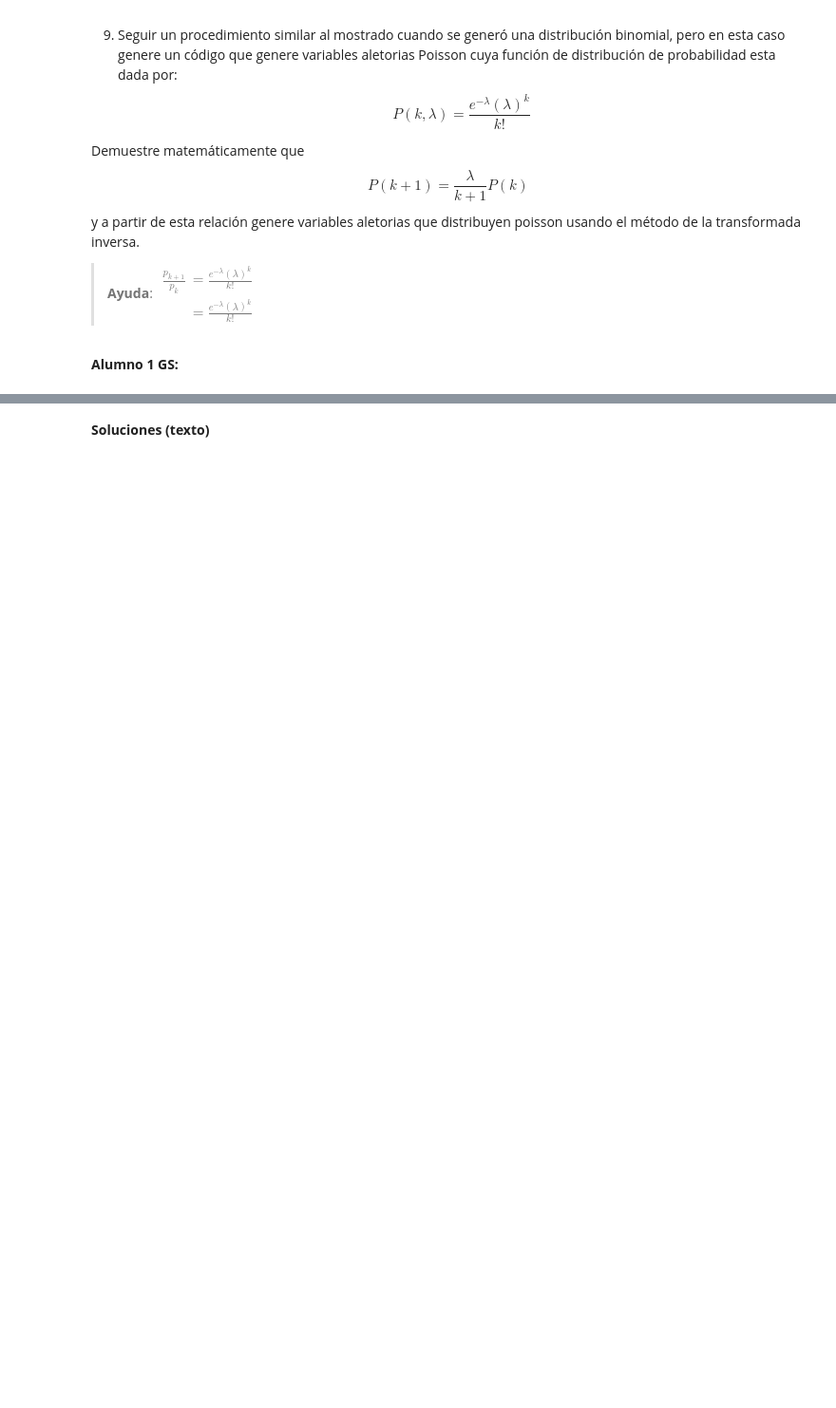
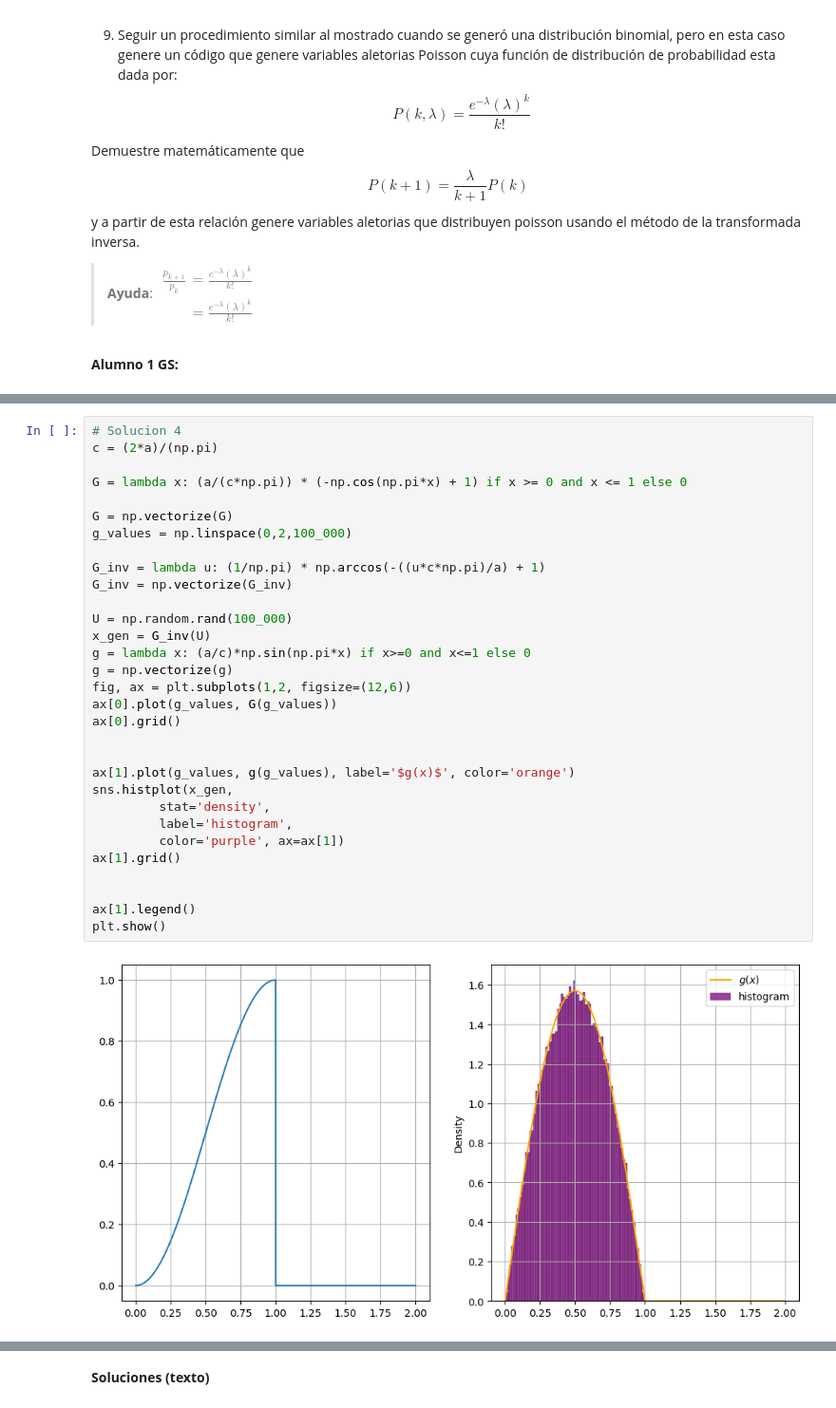
Before and after one commit to GuillermoSainz07/ProyectoConjunto_FAAlejandro_JGSainz, a Jupyter notebook: Tareea5_GS_FA.ipynb, the cells around one changed output, grey strips where cells are left out. Shown: that part at 95% size. Saved outputs shown, nothing was run; the diff lists cells and outputs as text; blank space fills up the shorter version.

```diff
--- a/Tareea5_GS_FA.ipynb
+++ b/Tareea5_GS_FA.ipynb
@@ -54,0 +104,33 @@ $
+# %%
+# Solucion 4
+c = (2*a)/(np.pi)
+
+G = lambda x: (a/(c*np.pi)) * (-np.cos(np.pi*x) + 1) if x >= 0 and x <= 1 else 0
+
+G = np.vectorize(G)
+g_values = np.linspace(0,2,100_000)
+
+G_inv = lambda u: (1/np.pi) * np.arccos(-((u*c*np.pi)/a) + 1)
+G_inv = np.vectorize(G_inv)
+
+U = np.random.rand(100_000)
+x_gen = G_inv(U)
+g = lambda x: (a/c)*np.sin(np.pi*x) if x>=0 and x<=1 else 0
+g = np.vectorize(g)
+fig, ax = plt.subplots(1,2, figsize=(12,6))
+ax[0].plot(g_values, G(g_values))
+ax[0].grid()
+
+
+ax[1].plot(g_values, g(g_values), label='$g(x)$', color='orange')
+sns.histplot(x_gen,
+         stat='density',
+         label='histogram',
+         color='purple', ax=ax[1])
+ax[1].grid()
+
+
+ax[1].legend()
+plt.show()
+# %% [output]
+[figure, added]
```
Also changed, not shown: parts of 17 cells of this notebook.
